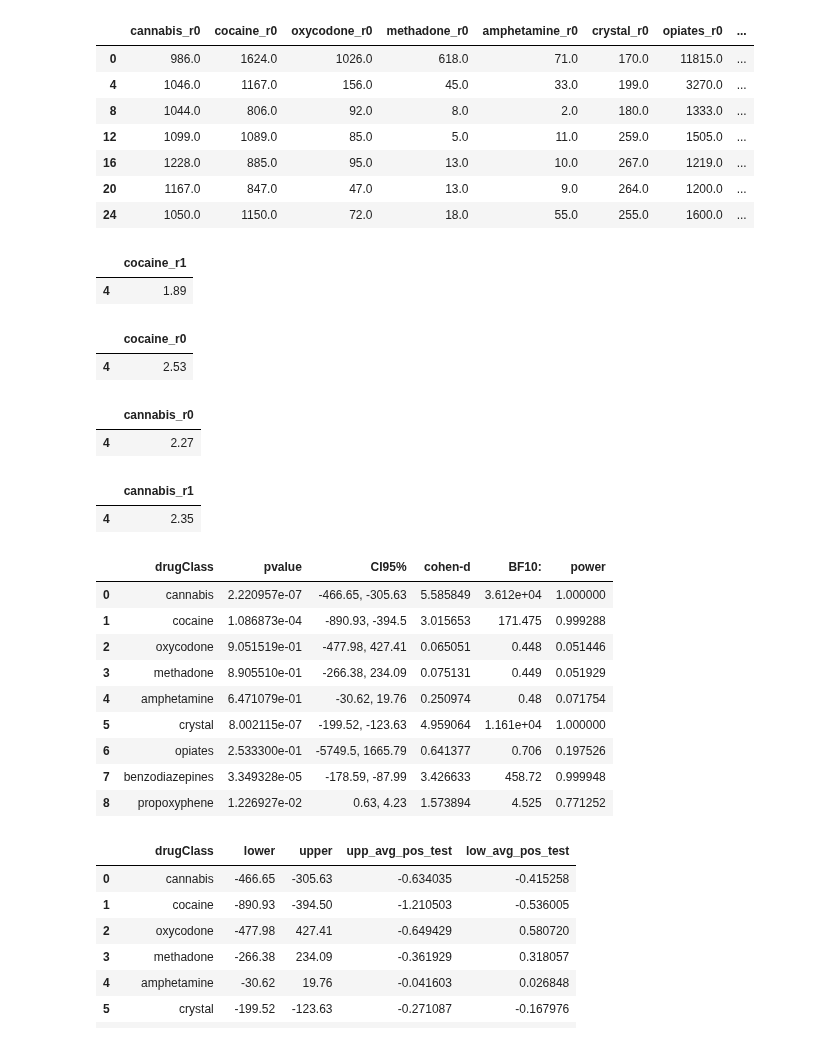
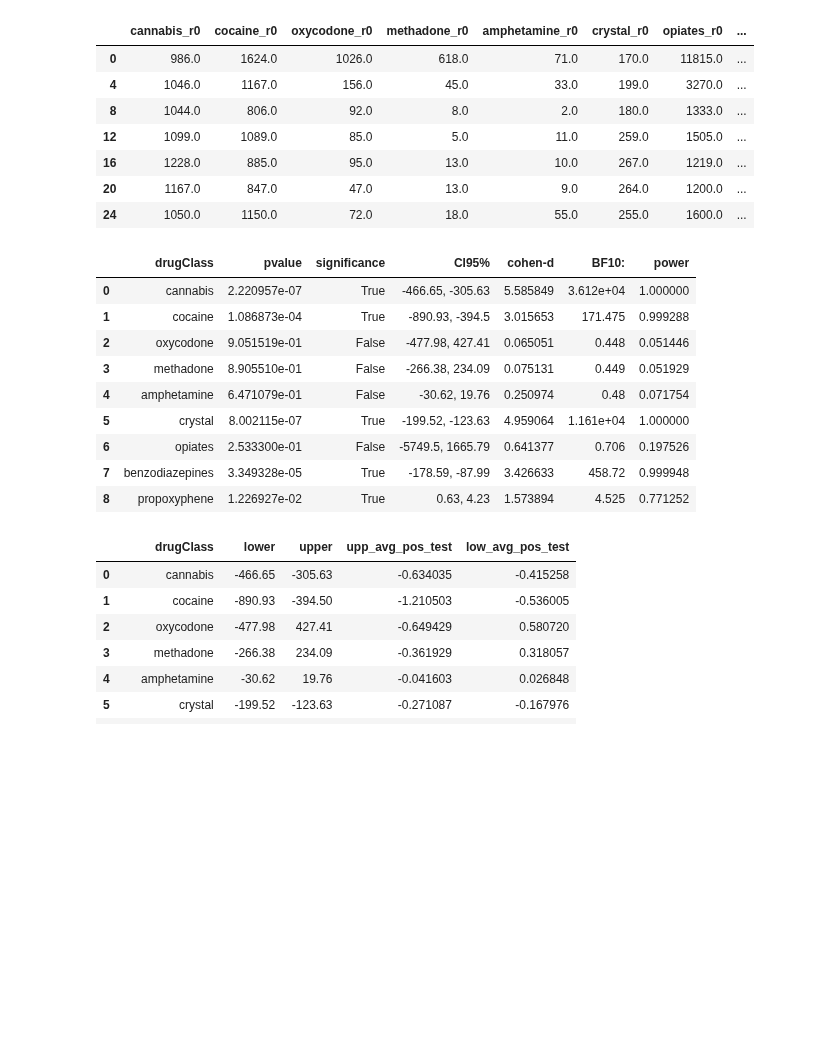
Before and after one commit to DanHerman212/oud_treatment_outcome, a Jupyter notebook: notebooks/2_exploratory_analysis.ipynb, the cells around one changed output. Cells and saved outputs as stored; diff of their text form; code cells hidden in the pictures; blank space fills up the shorter version.

```diff
--- a/notebooks/2_exploratory_analysis.ipynb
+++ b/notebooks/2_exploratory_analysis.ipynb
@@ -135,7 +134,7 @@ def drug_test_df(df, type, drugclass, ax=None):
     """
 
     # assert that type is either 'test' or 'survey'
-    assert type in ['test', 'survey'], 'type must be either "test" or "survey"'
+    assert type in ['test', 'survey','meds'], f'{type} not a valid type for reporting'
 
     # assert that drugclass must be include Propoxyphene, Amphetamines,Cannabinoids, Benzodiazepines, Cocaine (not case sensitive)
     assert drugclass in ['Opiate300','Propoxyphene', 'Amphetamines', 'Methamphetamine', 'Cannabinoids', 'Benzodiazepines', 'Cocaine', 'cannabis','oxycodone','methadone','amphetamine','crystal','opiates','benzodiazepines','propoxyphene','cannabis','cocaine','oxycodone','methadone','amphetamine','methamphetamine','opiates','benzodiazepines','propoxyphene'],f'{drugclass} not a valid drug class'
@@ -155,7 +154,12 @@ def drug_test_df(df, type, drugclass, ax=None):
     # replace -5.0 with 0.0
     df = df.replace(-5.0, 0.0)
 
-    df = df.sum()
+    # set condition for aggregation by type
+
+    if type == 'meds':
+        df = df.mean()
+    else:
+        df = df.sum()
 
     df = pd.DataFrame(df)
 
@@ -342,78 +379,59 @@ drug_survey_r0
 | 16 | 1228.0 | 885.0 | 95.0 | 13.0 | 10.0 | 267.0 | 1219.0 | ... |
 | 20 | 1167.0 | 847.0 | 47.0 | 13.0 | 9.0 | 264.0 | 1200.0 | ... |
 | 24 | 1050.0 | 1150.0 | 72.0 | 18.0 | 55.0 | 255.0 | 1600.0 | ... |
-# %%
-# for responder group 1 -  avg reported instances of cocaine use over days 30 - 60 in treatment
-(drug_survey_r1.iloc[1:2,1:2]/group1.shape[0]).round(2)
-# %% [output]
-|  | cocaine_r1 |
-| 4 | 1.89 |
-# %%
-# for responder group 0 -  avg reported instances of cocaine use over days 30 - 60 in treatment
-(drug_survey_r0.iloc[1:2, 1:2]/group0.shape[0]).round(2)
-# %% [output]
-|  | cocaine_r0 |
-| 4 | 2.53 |
-# %%
-# for responder group 0 -  avg reported instances of cannabis use over days 0 - 30 in treatment
-(drug_survey_r0.iloc[1:2,:1]/group0.shape[0]).round(2)
-# %% [output]
-|  | cannabis_r0 |
-| 4 | 2.27 |
-# %%
-# for responder group 1 -  avg reported instances of cannabis use over days 0 - 30 in treatment
-(drug_survey_r1.iloc[1:2,:1]/group1.shape[0]).round(2)
-# %% [output]
-|  | cannabis_r1 |
-| 4 | 2.35 |
 # %%
 def calculate_survey_pvalues(group1, group2):
 
     tests = []
+    significance = []
     ci = []
     cd_list = []
     bf10 = []
     power = []
 
     # perform ttest between each drug class
     for drug in ['cannabis','cocaine','oxycodone','methadone','amphetamine','crystal','opiates','benzodiazepines','propoxyphene']:
         t = pg.ttest(group1[f'{drug}_r1'], group2[f'{drug}_r0'], paired=False)['p-val'][0]
         tests.append(t)
+        if t < 0.05:
+            significance.append('True')
+        else:
+            significance.append('False')
         c = pg.ttest(group1[f'{drug}_r1'], group2[f'{drug}_r0'], paired=False)['CI95%'][0].tolist()
         c = ', '.join(map(str, c))
         ci.append(c)
         cd = pg.ttest(group1[f'{drug}_r1'], group2[f'{drug}_r0'], paired=False)['cohen-d'][0]
         cd_list.append(cd)
         b = pg.ttest(group1[f'{drug}_r1'], group2[f'{drug}_r0'], paired=False)['BF10'][0]
         bf10.append(b)
         p = pg.ttest(group1[f'{drug}_r1'], group2[f'{drug}_r0'], paired=False)['power'][0]
         power.append(p)
 
     survey_pvs = pd.DataFrame(
         {'drugClass':['cannabis','cocaine','oxycodone','methadone','amphetamine','crystal','opiates','benzodiazepines','propoxyphene'],
-         # length of each column in group1 df
          'pvalue':tests,
+         'significance':significance,
          'CI95%':ci,
          'cohen-d':cd_list,
          'BF10:':bf10,
          'power':power})
 
     return survey_pvs
 
 survey_pvs = calculate_survey_pvalues(drug_survey_r1, drug_survey_r0)
 
 survey_pvs
 # %% [output]
-|  | drugClass | pvalue | CI95% | cohen-d | BF10: | power |
-| 0 | cannabis | 2.220957e-07 | -466.65, -305.63 | 5.585849 | 3.612e+04 | 1.000000 |
-| 1 | cocaine | 1.086873e-04 | -890.93, -394.5 | 3.015653 | 171.475 | 0.999288 |
-| 2 | oxycodone | 9.051519e-01 | -477.98, 427.41 | 0.065051 | 0.448 | 0.051446 |
-| 3 | methadone | 8.905510e-01 | -266.38, 234.09 | 0.075131 | 0.449 | 0.051929 |
-| 4 | amphetamine | 6.471079e-01 | -30.62, 19.76 | 0.250974 | 0.48 | 0.071754 |
-| 5 | crystal | 8.002115e-07 | -199.52, -123.63 | 4.959064 | 1.161e+04 | 1.000000 |
-| 6 | opiates | 2.533300e-01 | -5749.5, 1665.79 | 0.641377 | 0.706 | 0.197526 |
-| 7 | benzodiazepines | 3.349328e-05 | -178.59, -87.99 | 3.426633 | 458.72 | 0.999948 |
-| 8 | propoxyphene | 1.226927e-02 | 0.63, 4.23 | 1.573894 | 4.525 | 0.771252 |
+|  | drugClass | pvalue | significance | CI95% | cohen-d | BF10: | power |
+| 0 | cannabis | 2.220957e-07 | True | -466.65, -305.63 | 5.585849 | 3.612e+04 | 1.000000 |
+| 1 | cocaine | 1.086873e-04 | True | -890.93, -394.5 | 3.015653 | 171.475 | 0.999288 |
+| 2 | oxycodone | 9.051519e-01 | False | -477.98, 427.41 | 0.065051 | 0.448 | 0.051446 |
+| 3 | methadone | 8.905510e-01 | False | -266.38, 234.09 | 0.075131 | 0.449 | 0.051929 |
+| 4 | amphetamine | 6.471079e-01 | False | -30.62, 19.76 | 0.250974 | 0.48 | 0.071754 |
+| 5 | crystal | 8.002115e-07 | True | -199.52, -123.63 | 4.959064 | 1.161e+04 | 1.000000 |
+| 6 | opiates | 2.533300e-01 | False | -5749.5, 1665.79 | 0.641377 | 0.706 | 0.197526 |
+| 7 | benzodiazepines | 3.349328e-05 | True | -178.59, -87.99 | 3.426633 | 458.72 | 0.999948 |
+| 8 | propoxyphene | 1.226927e-02 | True | 0.63, 4.23 | 1.573894 | 4.525 | 0.771252 |
 # %%
 totalgroup = group1.shape[0] + group0.shape[0]
 # %%
```
Also changed, not shown: parts of 27 cells of this notebook.
